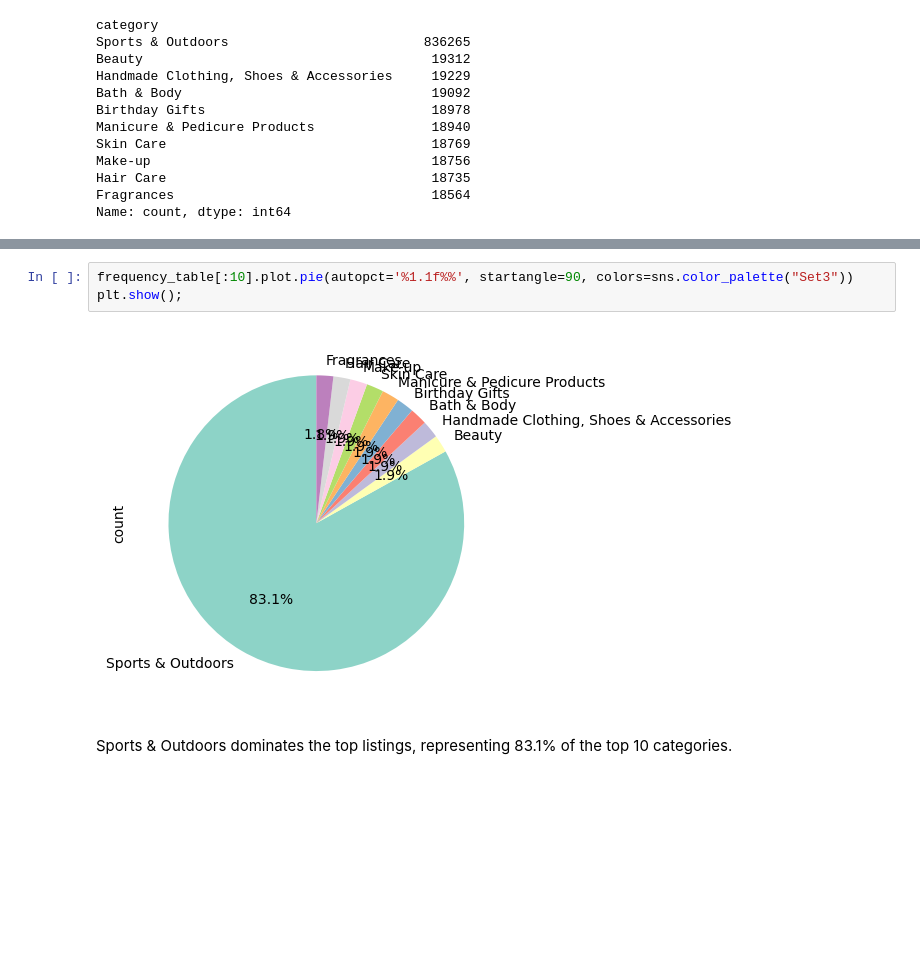
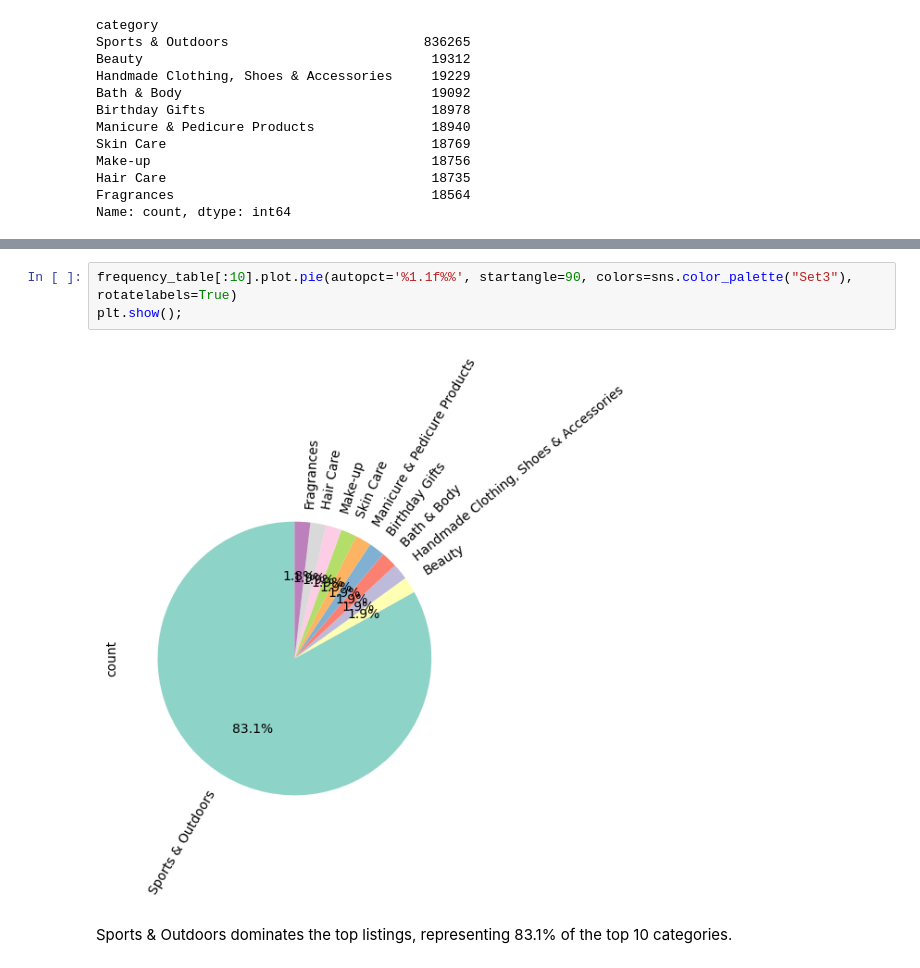
Before and after one commit to TebasMartinez/lab-eda-univariate, a Jupyter notebook: lab-eda-univariate.ipynb, the cells around one changed output, grey strips where cells are left out. Cells and saved outputs as stored; diff of their text form; blank space fills up the shorter version.

```diff
--- a/lab-eda-univariate.ipynb
+++ b/lab-eda-univariate.ipynb
@@ -97,8 +98,8 @@ Passing `palette` without assigning `hue` is deprecated and will be removed in v
 # %%
-frequency_table[:10].plot.pie(autopct='%1.1f%%', startangle=90, colors=sns.color_palette("Set3"))
+frequency_table[:10].plot.pie(autopct='%1.1f%%', startangle=90, colors=sns.color_palette("Set3"), rotatelabels=True)
 plt.show();
 # %% [output]
-[figure, old version]
+[figure, new version]
 # %% [markdown]
 Sports & Outdoors dominates the top listings, representing 83.1% of the top 10 categories.
 # %% [markdown]
```
Also changed, not shown: parts of 19 cells of this notebook.
